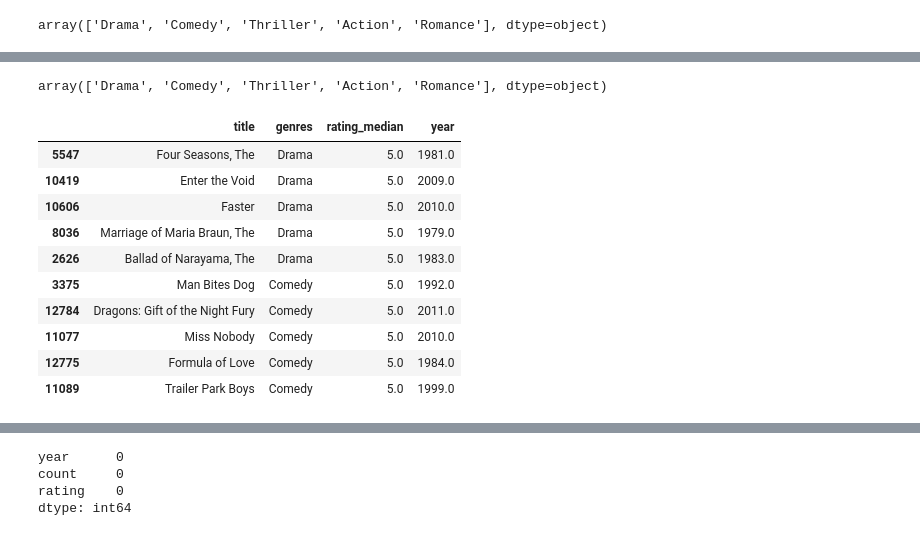
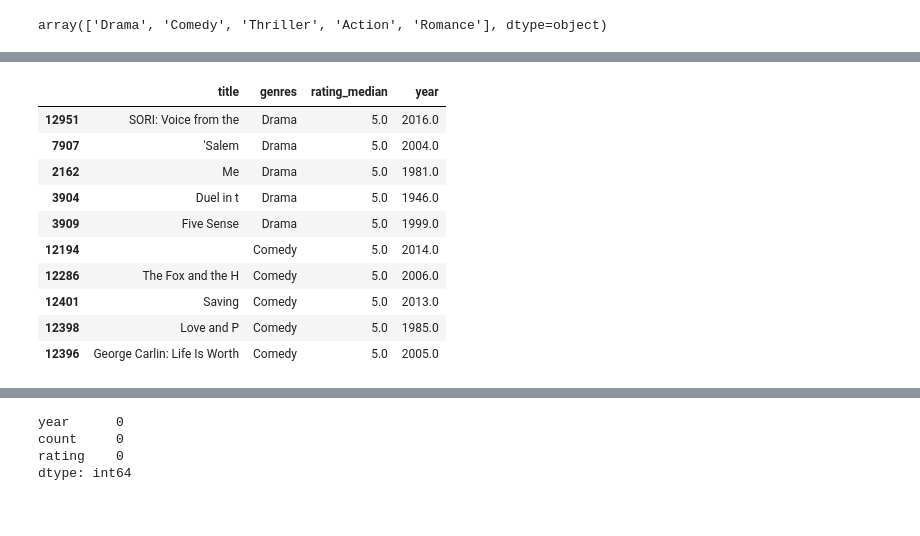
Before and after one commit to ACCFernando/mdc, a Jupyter notebook: 05_data_viz/test01/movies_analysis.ipynb, the cells around one changed output, grey strips where cells are left out. Cells and saved outputs as stored; diff of their text form; code cells hidden in the pictures.

```diff
--- a/05_data_viz/test01/movies_analysis.ipynb
+++ b/05_data_viz/test01/movies_analysis.ipynb
@@ -74,6 +76,7 @@ def cat_year(row):
         return np.nan
 
 movies_df["year"] = movies_df.title.apply(cat_year)
+movies_df['title'] = movies_df['title'].str.replace(r"\(.*\)", "", regex=True).str.strip()
 # %%
 movies_df.head()
 # %% [output]
@@ -254,31 +281,27 @@ print(top_movies_genrer_df.shape)
-# %%
-top5genres_freq
-# %% [output]
-array(['Drama', 'Comedy', 'Thriller', 'Action', 'Romance'], dtype=object)
 # %%
 dfs = []
 for g in top5genres_freq:
 
     df = top_movies_genrer_df.loc[top_movies_genrer_df.genres == g, :].copy()
     df = df.sort_values("rating_median", ascending=False)[["title", "genres", "rating_median", "year"]].head(5)
 
     dfs.append(df)
 
 movies_by_genres_df = pd.concat(dfs)
 movies_by_genres_df.title = movies_by_genres_df.title.apply(lambda row: row[:-6])
 movies_by_genres_df['title'] = movies_by_genres_df['title'].str.replace(r"\(.*\)", "", regex=True)
 
-movies_by_genres_df.head(10)
+display( movies_by_genres_df.head(10) )
 # %% [output]
 |  | title | genres | rating_median | year |
-| 5547 | Four Seasons, The | Drama | 5.0 | 1981.0 |
-| 10419 | Enter the Void | Drama | 5.0 | 2009.0 |
-| 10606 | Faster | Drama | 5.0 | 2010.0 |
-| 8036 | Marriage of Maria Braun, The | Drama | 5.0 | 1979.0 |
-| 2626 | Ballad of Narayama, The | Drama | 5.0 | 1983.0 |
-| 3375 | Man Bites Dog | Comedy | 5.0 | 1992.0 |
-| 12784 | Dragons: Gift of the Night Fury | Comedy | 5.0 | 2011.0 |
-| 11077 | Miss Nobody | Comedy | 5.0 | 2010.0 |
-| 12775 | Formula of Love | Comedy | 5.0 | 1984.0 |
-| 11089 | Trailer Park Boys | Comedy | 5.0 | 1999.0 |
+| 12951 | SORI: Voice from the | Drama | 5.0 | 2016.0 |
+| 7907 | 'Salem | Drama | 5.0 | 2004.0 |
+| 2162 | Me | Drama | 5.0 | 1981.0 |
+| 3904 | Duel in t | Drama | 5.0 | 1946.0 |
+| 3909 | Five Sense | Drama | 5.0 | 1999.0 |
+| 12194 |  | Comedy | 5.0 | 2014.0 |
+| 12286 | The Fox and the H | Comedy | 5.0 | 2006.0 |
+| 12401 | Saving | Comedy | 5.0 | 2013.0 |
+| 12398 | Love and P | Comedy | 5.0 | 1985.0 |
+| 12396 | George Carlin: Life Is Worth | Comedy | 5.0 | 2005.0 |
 # %%
```
Also changed, not shown: parts of 36 cells of this notebook.
